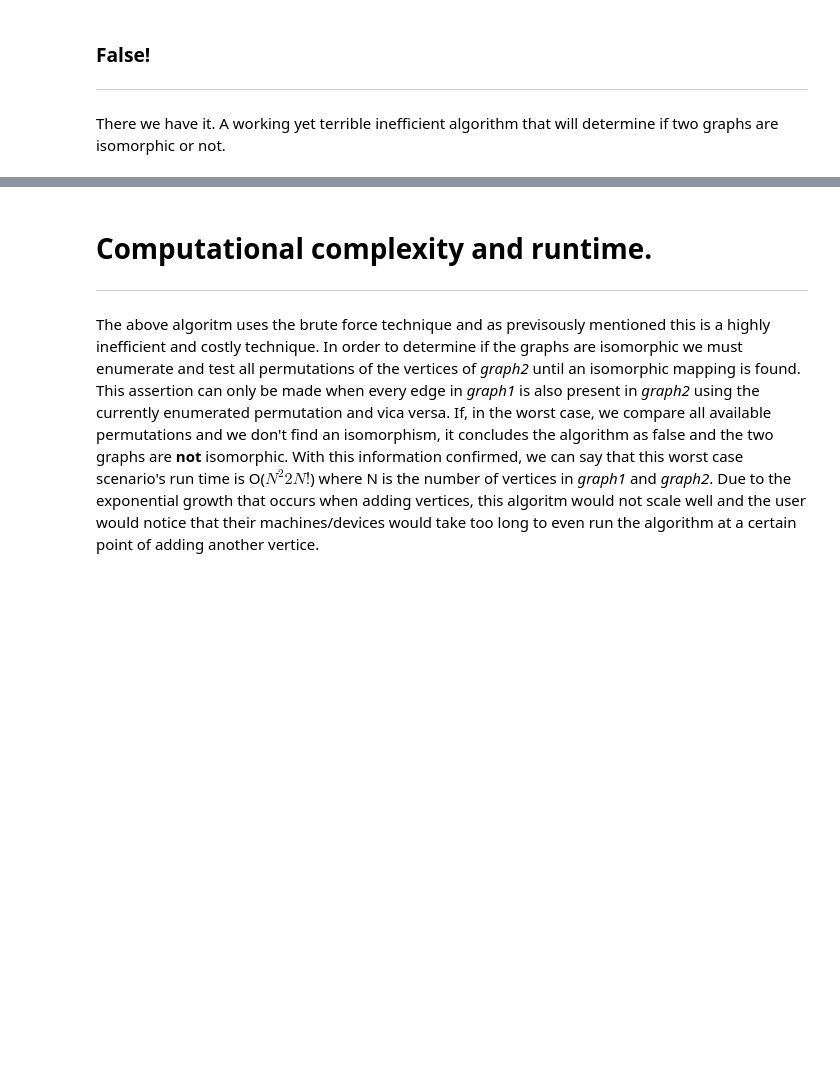
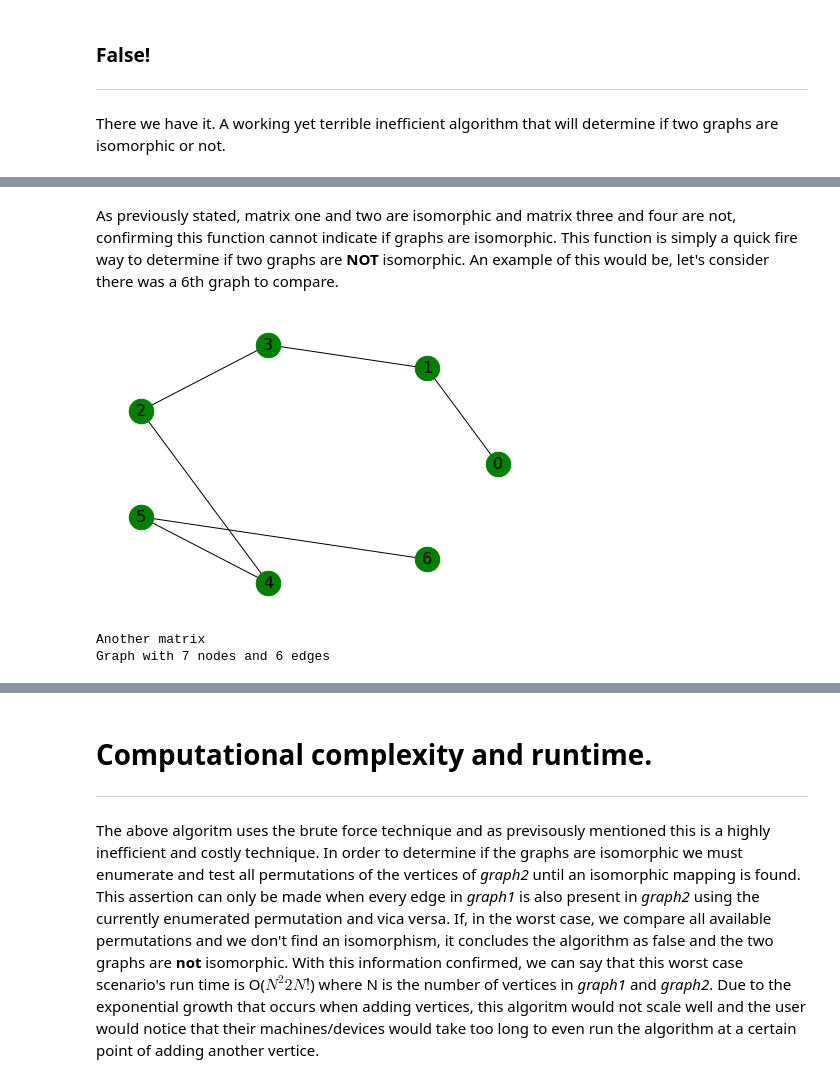
Before and after one commit to DavidMulhern/GraphTheory_Proj_DM, a Jupyter notebook: graph-isomorphism.ipynb, the cells around one changed output, grey strips where cells are left out. Cells and saved outputs as stored; diff of their text form; code cells hidden in the pictures; blank space fills up the shorter version.

Commit message:
from_numpy_matix function example and graph isomorphism revised

```diff
--- a/graph-isomorphism.ipynb
+++ b/graph-isomorphism.ipynb
@@ -386,0 +416,26 @@ False
+# %% [markdown]
+<p>As previously stated, matrix one and two are isomorphic and matrix three and four are not, confirming this function cannot indicate if graphs are isomorphic. This function is simply a quick fire way to determine if two graphs are <b>NOT</b> isomorphic. An example of this would be, let's consider there was a 6th graph to compare.</p>
+# %%
+# Make another graph.
+graph6 = nx.Graph()
+
+# Now define the edges.
+edges6 = ((0, 1) , (1, 3) , (2, 3) , (5, 4), (4, 2), (5, 6), (6, 5))
+
+# The nodes are created as needed, but we state to add the edges.
+graph6.add_edges_from(edges6)
+
+# Draw
+nx.draw_circular(graph6, **params)
+
+# Plug into a matrix
+adjMatrix6 = nx.to_numpy_array(graph6).astype(np.uint8)
+# %% [output]
+[figure, added]
+# %%
+G6 = nx.from_numpy_matrix(adjMatrix6)
+print("Another matrix")
+print(G6)
+# %% [output]
+Another matrix
+Graph with 7 nodes and 6 edges
```
Also changed, not shown: parts of 11 cells of this notebook.
